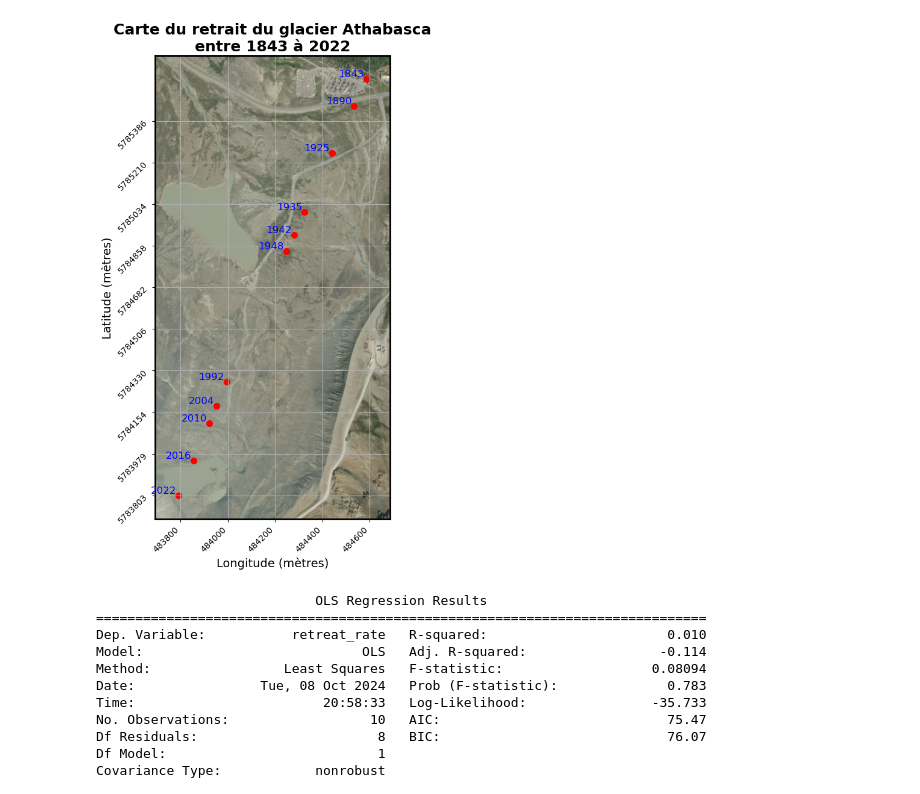
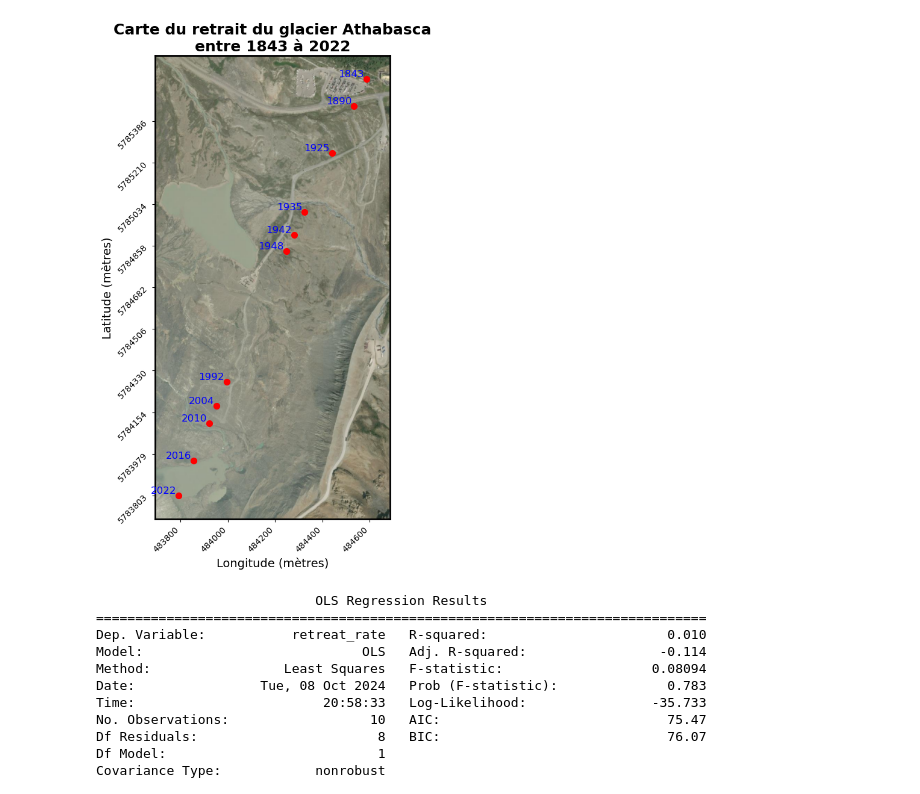
Before and after one commit to tofunori/Ouest, a Jupyter notebook: Retrait glacier/retrait_athabasca.ipynb, the cells around one changed output. Drawn from its saved outputs; the diff is of its cells as text; code cells hidden in the pictures.

```diff
--- a/Retrait glacier/retrait_athabasca.ipynb
+++ b/Retrait glacier/retrait_athabasca.ipynb
@@ -82,35 +144,34 @@ import numpy as np
 import matplotlib.pyplot as plt
 import contextily as ctx
 
 fig, ax = plt.subplots(figsize=(12, 10))
 gdf.plot(ax=ax, marker='o', color='red', markersize=50, label='Points de retrait')
 
 for x, y, label in zip(x_existing, y_existing, years_existing):
     ax.text(x - 10, y + 10, str(label), fontsize=12, ha='right', color='blue')
 
 ctx.add_basemap(ax, source=ctx.providers.Esri.WorldImagery, crs=gdf.crs.to_string(), attribution='')
 
 minx, miny, maxx, maxy = gdf.total_bounds
 ax.set_xlim(minx - 100, maxx + 100)
 ax.set_ylim(miny - 100, maxy + 100)
 
 for spine in ax.spines.values():
     spine.set_edgecolor('black')
     spine.set_linewidth(2)
 
 plt.title('Carte du retrait du glacier Athabasca\nentre 1843 à 2022', fontsize=18, fontweight='bold')
 plt.xticks(rotation=45, ha='right')
 plt.xlabel('Longitude (mètres)', fontsize=14)
 plt.ylabel('Latitude (mètres)', fontsize=14)
-plt.grid(True)
 
 ax.set_yticks(np.arange(miny, maxy, step=(maxy - miny) / 10))
 ax.set_yticklabels(np.arange(miny, maxy, step=(maxy - miny) / 10).astype(int), rotation=45, ha='right', fontsize=10)
 
 plt.savefig('carte_retrait_glacier.png', dpi=300)
 plt.show()
 # %% [output]
-[figure, old version]
+[figure, new version]
 # %%
 import geopandas as gpd
 import statsmodels.api as sm
```
Also changed, not shown: parts of 2 cells of this notebook.
